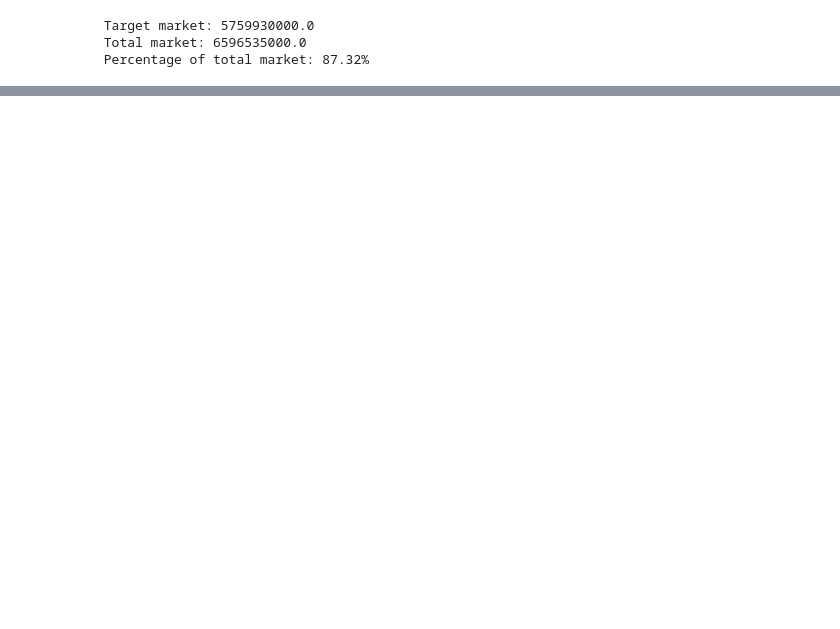
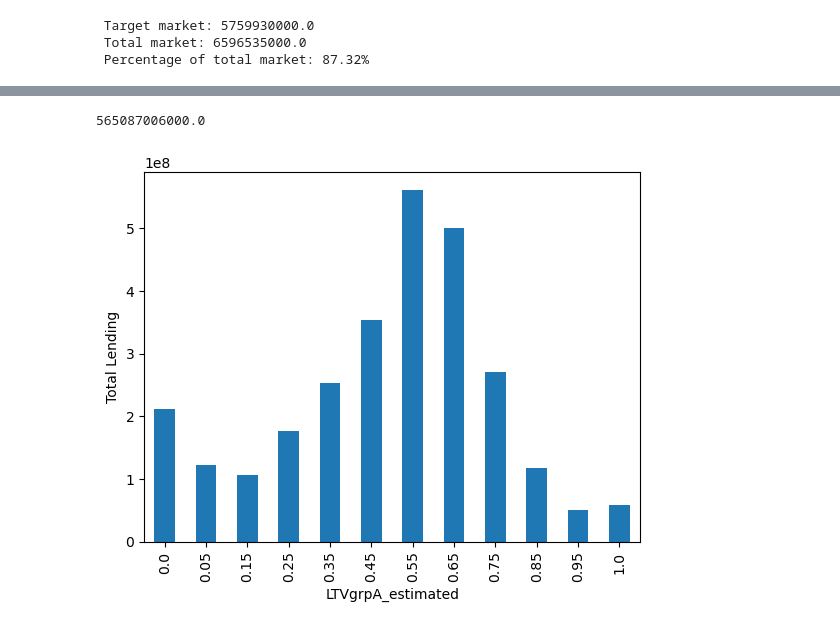
Before and after one commit to sam-hatley/landlord-data, a Jupyter notebook: corporate.ipynb, the cells around one changed output, grey strips where cells are left out. Cells and saved outputs as stored; diff of their text form; code cells hidden in the pictures; blank space fills up the shorter version.

```diff
--- a/corporate.ipynb
+++ b/corporate.ipynb
@@ -6,4 +6,5 @@ df = pd.read_spss("./Data/private_landlord_survey/UKDA-8455-spss/spss/spss24/epl
 # %%
+df = df_orig
 df = df[["serial_2", # Unique Identifier
         "LLCat1", # LL org category
         "LLeth2cat", # LL ethnicity
@@ -553,27 +526,0 @@ df['NumPrpgrp_UpperBound'] = df['NumPrpgrp'].map(upper_bound_mapping)
-# %%
-lower_bound_mapping = {
-    '£130,000 to £149,999': 130000,
-    '£500,000 and over': 500000,
-    '£200,000 to £499,999': 200000,
-    '£150,000 to £179,999': 150000,
-    '£100,000 to £129,999': 100000,
-    '£180,000 to £199,999': 180000,
-    'up to £49,999': 0,  # Assuming 0 as a representative value for 'up to £49,999'
-    '£50,000 to £79,999': 50000,
-    '£80,000 to £99,999': 80000
-}
-
-upper_bound_mapping = {
-    '£130,000 to £149,999': 149999,
-    '£500,000 and over': np.inf,
-    '£200,000 to £499,999': 499999,
-    '£150,000 to £179,999': 179999,
-    '£100,000 to £129,999': 129999,
-    '£180,000 to £199,999': 199999,
-    'up to £49,999': 49999,
-    '£50,000 to £79,999': 79999,
-    '£80,000 to £99,999': 99999
-}
-
-df['ValperPrpA_UpperBound'] = df['ValperPrpA'].map(upper_bound_mapping)
-df['ValperPrpA_LowerBound'] = df['ValperPrpA'].map(lower_bound_mapping)
@@ -618,0 +557,23 @@ df.head()
+# %%
+2825435030 / 0.005
+# %% [output]
+565087006000.0
+# %%
+import matplotlib.pyplot as plt
+
+df['LTVgrpA_estimated'] = pd.to_numeric(df['LTVgrpA_estimated'], errors='coerce')
+
+# assuming df is your DataFrame and it's already defined
+tgt_grouped = tgt_mkt.groupby('LTVgrpA_estimated')['total_lending'].sum().reset_index()
+
+# sort dataframe by 'LTVgrpA_estimated' for a better visualization
+tgt_grouped = tgt_grouped.sort_values(by='LTVgrpA_estimated')
+
+tgt_grouped.plot(kind='bar', x='LTVgrpA_estimated', y='total_lending', legend=None)
+
+# plt.xlabel('Estimated Number of Properties')
+plt.ylabel('Total Lending')
+# plt.title('Total Lending by Estimated Number of Properties')
+plt.show()
+# %% [output]
+[figure, added]
```
Also changed, not shown: parts of 30 cells of this notebook.
